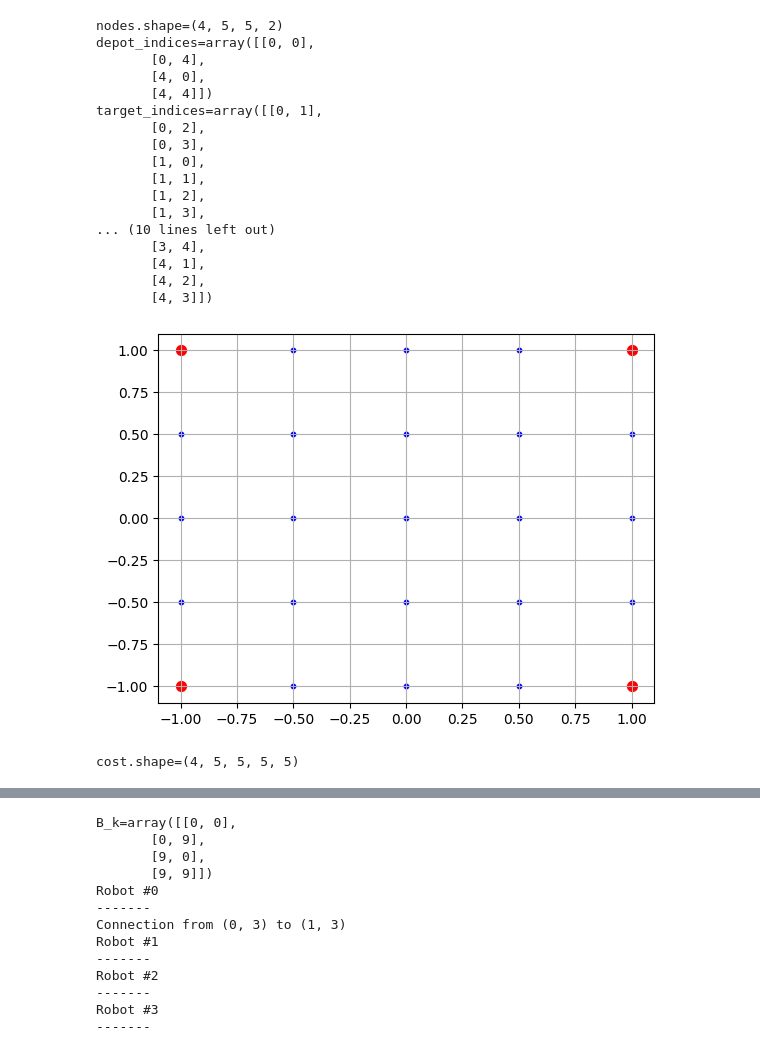
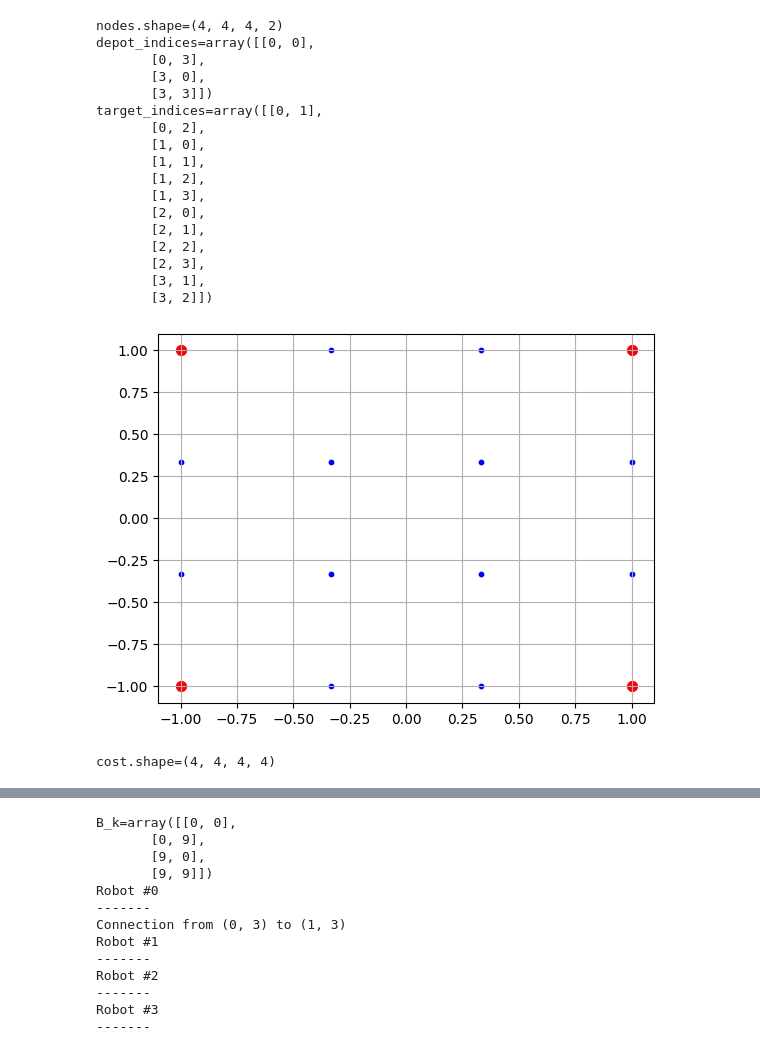
Before and after one commit to nestlab-bae-mqp-2024/mrpcp-solvers, a Jupyter notebook: jupyter/2015_mrpcp/2015_mrpcp_yasars_attempt.ipynb, the cells around one changed output, grey strips where cells are left out. Cells and saved outputs as stored; diff of their text form; code cells hidden in the pictures.

```diff
--- a/jupyter/2015_mrpcp/2015_mrpcp_yasars_attempt.ipynb
+++ b/jupyter/2015_mrpcp/2015_mrpcp_yasars_attempt.ipynb
@@ -8,7 +8,7 @@ k = 4
 # Chose recharging proportionality constant
 q_k = 0.1  # This means that each robot will need to charge for 10 minutes for every 100 minutes travelled
 # Chose the number of nodes in an axis
-n = 5
+n = 4
 # Create a uniform (n, n, 2) numpy grid for MAXIMUM SPEED
 nodes = np.mgrid[-1:1:n * 1j, -1.:1:n * 1j]
 nodes = nodes.reshape(nodes.shape + (1,))
@@ -30,57 +30,57 @@ target_indices = []
 for i in range(n):
     for j in range(n):
         is_depot = False
         for depot in depot_indices:
             if i == depot[0] and j == depot[1]:
                 is_depot = True
                 continue
         if not is_depot:
             target_indices.append([i,j])
 target_indices = np.array(target_indices)
 print(f"{target_indices=}")
 
 # Chose starting depot node
 B_k = depot_indices
 # print(f"{B_k=}")
 
 # Graphical sanity check
 plt.figure()
 plt.scatter(nodes[0,:,:,0], nodes[0,:,:,1], c='blue', s=10)
 plt.scatter(nodes[0,depot_indices[:,0],depot_indices[:,1],0], nodes[0,depot_indices[:,0],depot_indices[:,1], 1], c='red', s=50)
 plt.grid()
 plt.show()
 # %% [output]
-nodes.shape=(4, 5, 5, 2)
+nodes.shape=(4, 4, 4, 2)
 depot_indices=array([[0, 0],
-       [0, 4],
-       [4, 0],
-       [4, 4]])
+       [0, 3],
+       [3, 0],
+       [3, 3]])
 target_indices=array([[0, 1],
        [0, 2],
-       [0, 3],
        [1, 0],
        [1, 1],
        [1, 2],
        [1, 3],
-... (10 lines left out)
-       [3, 4],
-       [4, 1],
-       [4, 2],
-       [4, 3]])
+       [2, 0],
+       [2, 1],
+       [2, 2],
+       [2, 3],
+       [3, 1],
+       [3, 2]])
-[figure, old version]
+[figure, new version]
 # %%
 import itertools
 
 # Calculate c_{i1,j1,i2,j2} (c[i1, j1, i2, j2] is the cost (including recharging, q_k) from TARGET and DEPOT nodes (i1, j1) to (i2, j2))
 cost = np.zeros((n,n,n,n))
 for i1, j1, i2, j2 in itertools.product(range(n), range(n), range(n), range(n)):
-    cost[i1,j1,i2,j2] = (1. + q_k) * np.sqrt((nodes[0,i1,j1,0]-nodes[0,i2,j2,0]) ** 2 + (nodes[0,i1,j1,1]-nodes[0,i2,j2,1]) ** 2)
+    cost[i1,j1,i2,j2] = np.sqrt((nodes[0,i1,j1,0]-nodes[0,i2,j2,0]) ** 2 + (nodes[0,i1,j1,1]-nodes[0,i2,j2,1]) ** 2)
     # print(f"({i1},{j1},{i2},{j2}):({targets[i1,j1,0]},{targets[i1,j1,1]},{targets[i2,j2,0]},{targets[i2,j2,1]}): {target_cost[i1,j1,i2,j2]}")
-cost = cost.reshape((1,) + cost.shape)
-cost = np.concatenate([cost for _ in range(k)], axis=0)
+# cost = cost.reshape((1,) + cost.shape)
+# cost = np.concatenate([cost for _ in range(k)], axis=0)
 print(f"{cost.shape=}")
 # %% [output]
-cost.shape=(4, 5, 5, 5, 5)
+cost.shape=(4, 4, 4, 4)
 # %%
 import gurobipy as gp
 from gurobipy import GRB
```
Also changed, not shown: parts of 9 cells of this notebook.
